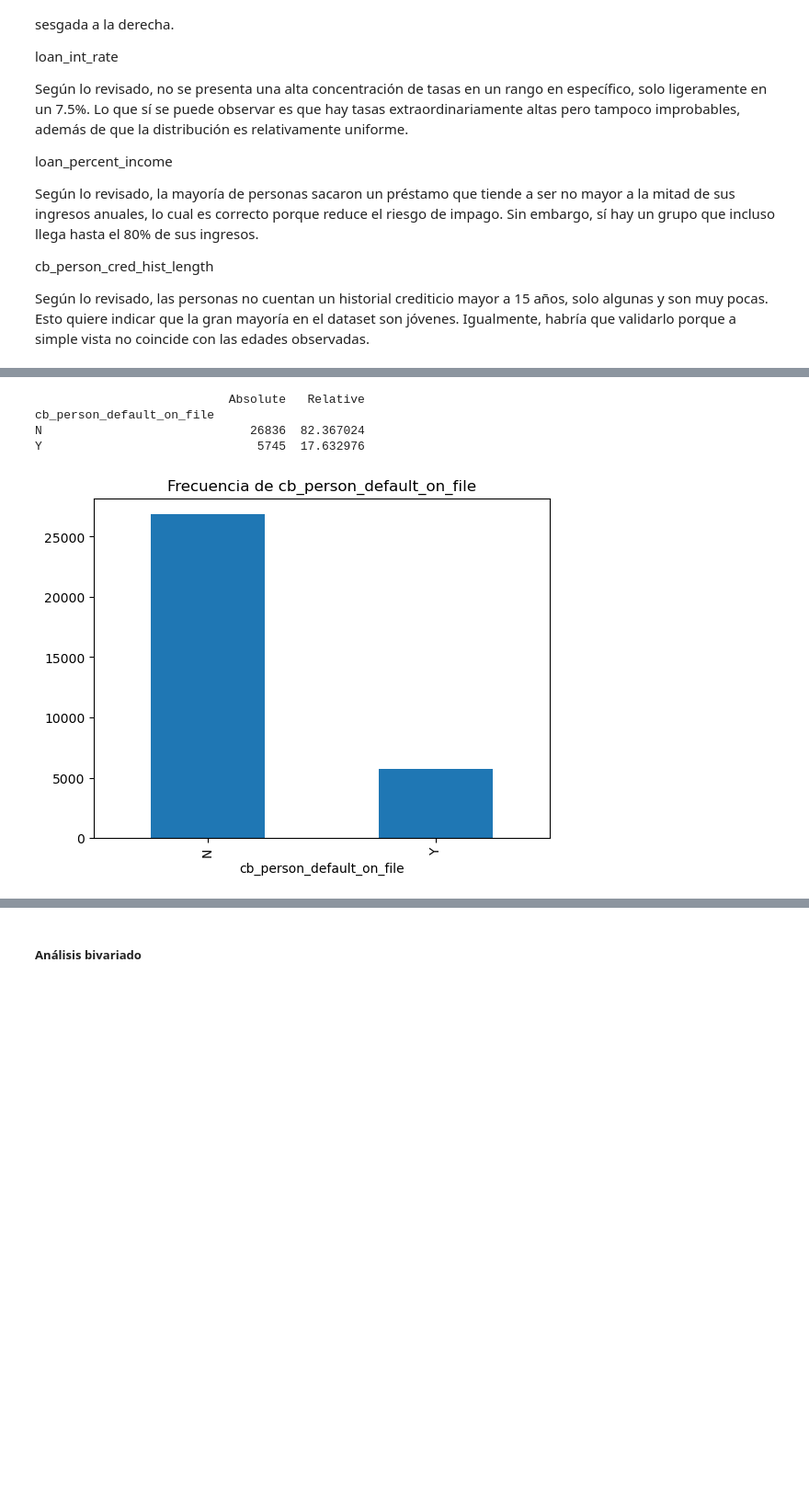
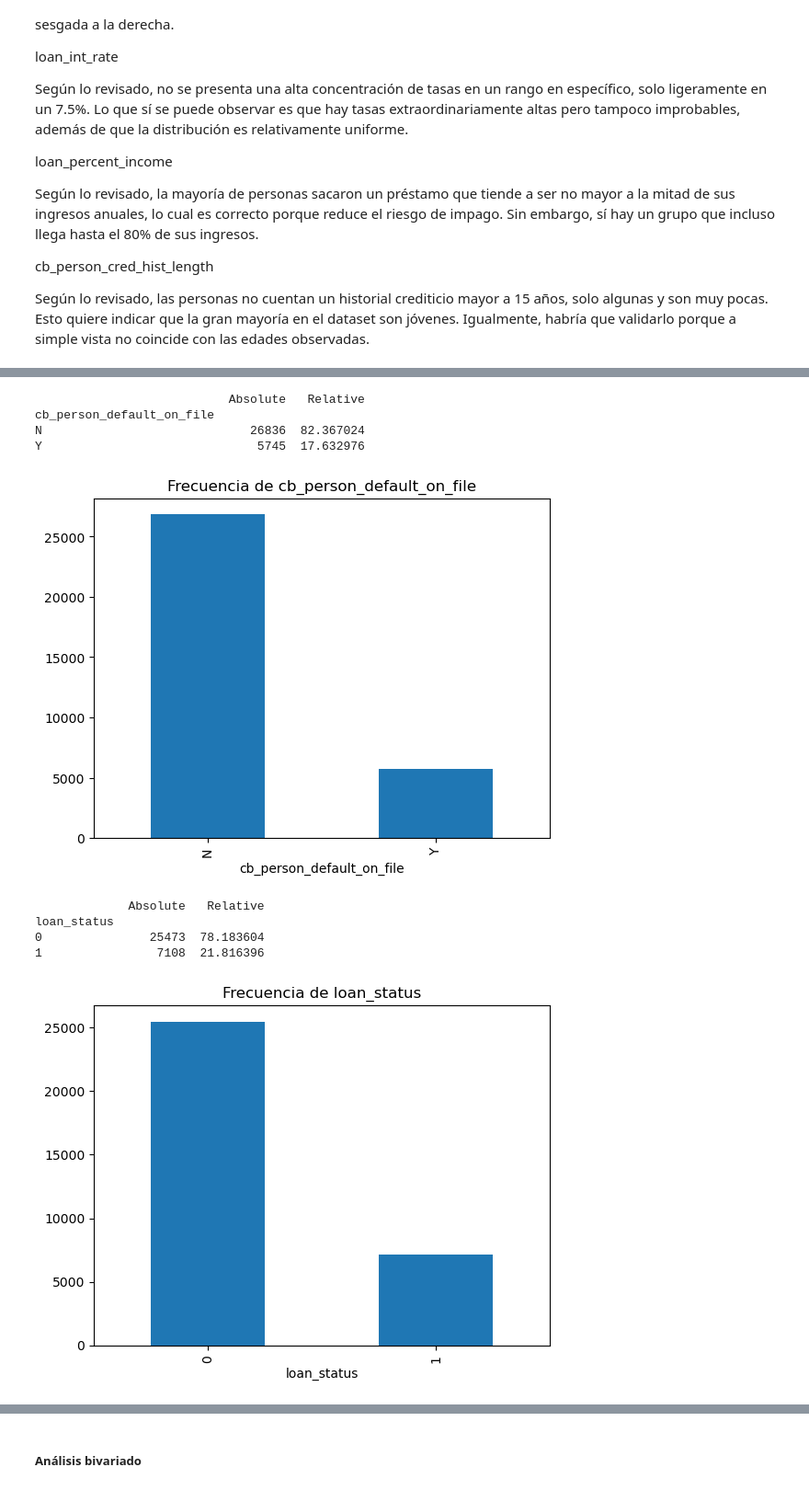
Before and after one commit to luisrr01/Credit-Risk-Analysis, a Jupyter notebook: notebooks/01_eda.ipynb, the cells around one changed output, grey strips where cells are left out. Shown at 92% size. Cells and saved outputs as stored; diff of their text form; code cells hidden in the pictures; blank space fills up the shorter version.

```diff
--- a/notebooks/01_eda.ipynb
+++ b/notebooks/01_eda.ipynb
@@ -106,16 +106,16 @@ df.describe()
 | 75% | 30.000000 | 7.920000e+04 | 7.000000 | 12200.000000 | 13.470000 | 0.000000 | ... |
 | max | 144.000000 | 6.000000e+06 | 123.000000 | 35000.000000 | 23.220000 | 1.000000 | ... |
 # %%
-df_numericas = df.select_dtypes(include=['number'])
-df_numericas = df_numericas.drop(columns='loan_status')
-for columns in df_numericas.columns:
-    # Histogram
-    sns.histplot(df_numericas[columns], kde=True)
+df_numerical = df.select_dtypes(include=['number'])
+df_numerical = df_numerical.drop(columns='loan_status')
+for columns in df_numerical.columns:
+    # Histograma
+    sns.histplot(df_numerical[columns], kde=True)
     plt.title(f'Histograma de {columns}')
     plt.show()
 
     # Boxplot
-    sns.boxplot(x=df_numericas[columns])
+    sns.boxplot(x=df_numerical[columns])
     plt.title(f'Boxplot de {columns}')
     plt.show()
 # %% [output]
@@ -163,12 +163,16 @@ cb_person_cred_hist_length
 Según lo revisado, las personas no cuentan un historial crediticio mayor a 15 años, solo algunas y son muy pocas. Esto quiere indicar que la gran mayoría en el dataset son jóvenes. Igualmente, habría que validarlo porque a simple vista no coincide con las edades observadas.
 # %%
 # Variables categóricas
-df_categorical = df.select_dtypes(include=['object'])
-for columns in df_categorical.columns:
+df_categorical = list(df.select_dtypes(include=['object']).columns)
+df_categorical.append('loan_status')
+for columns in df_categorical:
+    # Frecuencia relativa y absoluta
     fa = df[columns].value_counts()
     fr = df[columns].value_counts(normalize=True)*100
     frequency_table = pd.DataFrame({'Absolute': fa, 'Relative': fr})
     print(frequency_table)
+
+    # Barplot
     fa.plot(kind='bar', title=f"Frecuencia de {columns}")
     plt.show()
 # %% [output]
@@ -176,33 +180,38 @@ for columns in df_categorical.columns:
 person_home_ownership
 RENT                      16446  50.477272
 MORTGAGE                  13444  41.263313
 OWN                        2584   7.931003
 OTHER                       107   0.328412
 [figure]
                    Absolute   Relative
 loan_intent
 EDUCATION              6453  19.806022
 MEDICAL                6071  18.633559
 VENTURE                5719  17.553175
 PERSONAL               5521  16.945459
 DEBTCONSOLIDATION      5212  15.997053
 HOMEIMPROVEMENT        3605  11.064731
 [figure]
             Absolute   Relative
 loan_grade
 A              10777  33.077561
 B              10451  32.076977
 C               6458  19.821368
 D               3626  11.129186
 E                964   2.958780
 F                241   0.739695
 G                 64   0.196434
 [figure]
                            Absolute   Relative
 cb_person_default_on_file
 N                             26836  82.367024
 Y                              5745  17.632976
 [figure]
+             Absolute   Relative
+loan_status
+0               25473  78.183604
+1                7108  21.816396
+[figure, added]
 # %% [markdown]
 person_home_ownership
 
```
Also changed, not shown: parts of 4 cells of this notebook, 1 other file.
